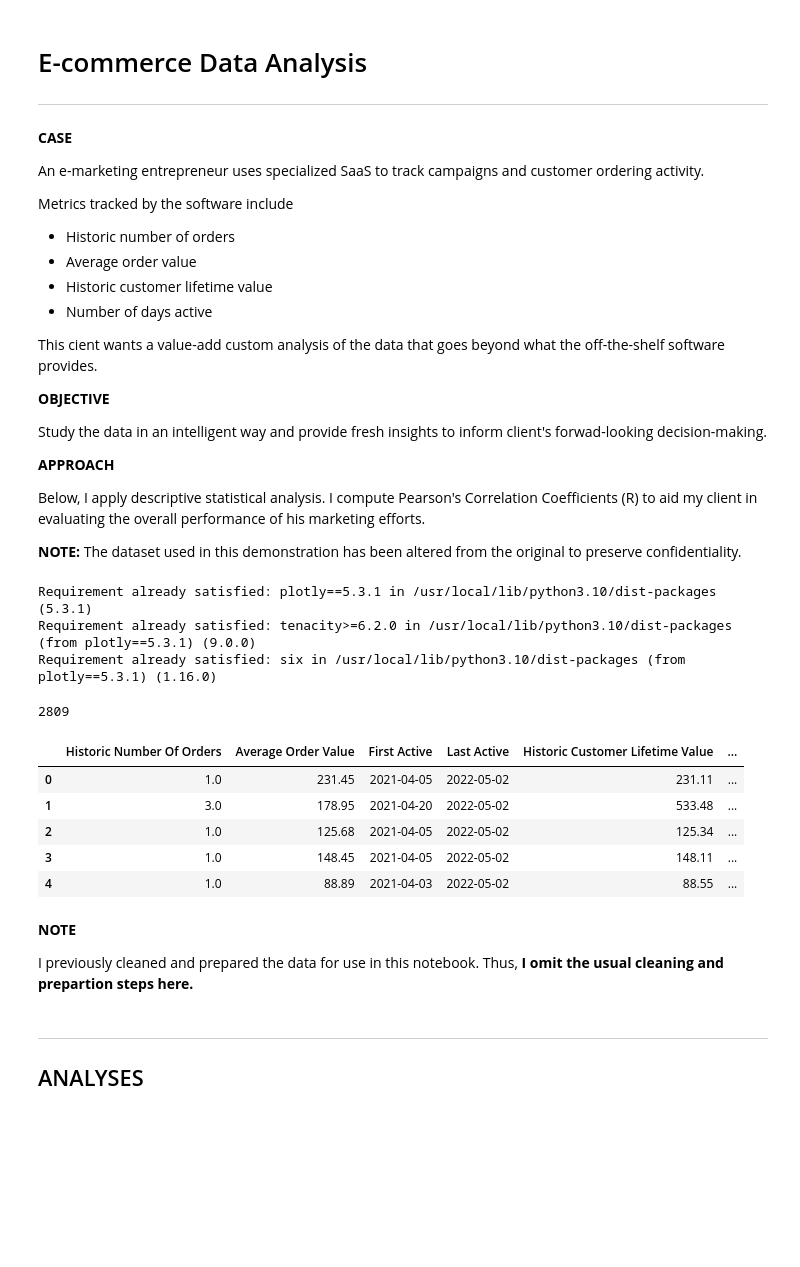
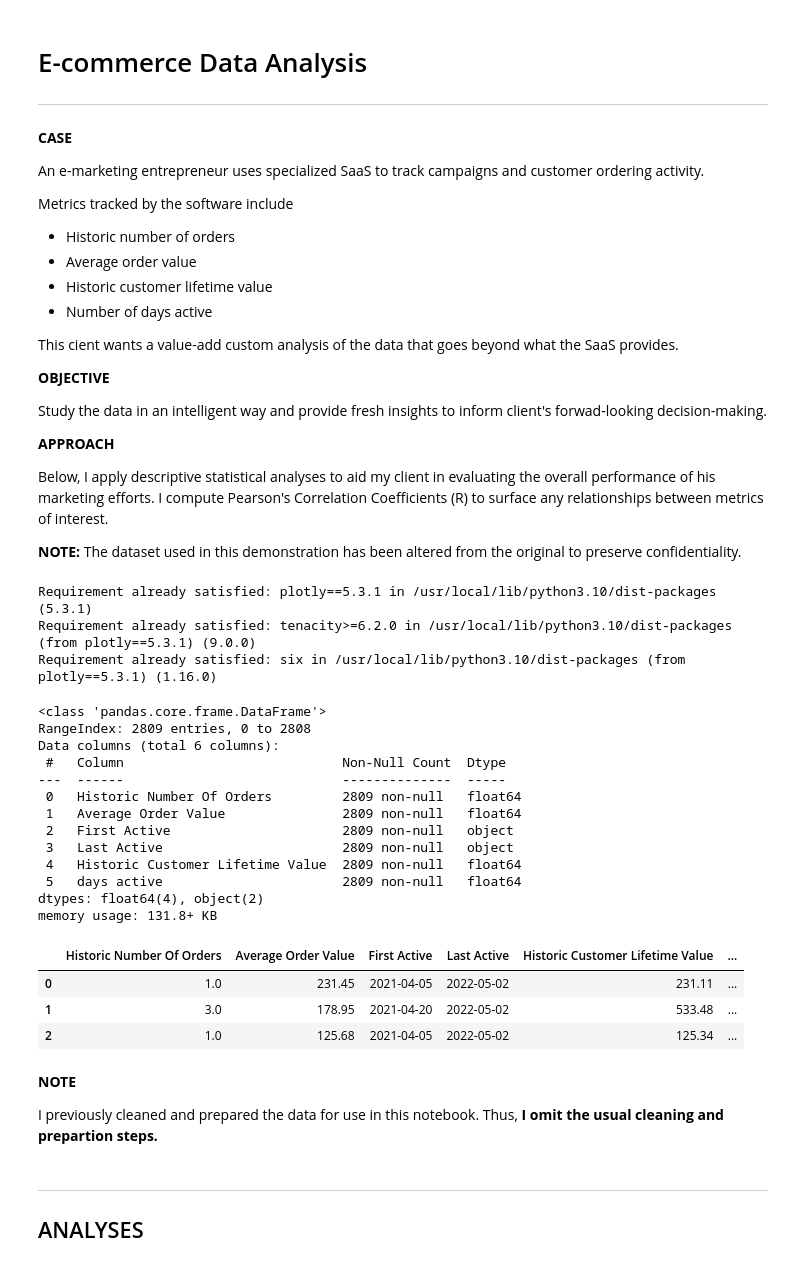
Before and after one commit to Charles1A/Charles1A.github.io, a Jupyter notebook: E-comm-data-analysis/E-commerce Data Analysis v1.1.ipynb, the cells around one changed output. Drawn from its saved outputs; the diff is of its cells as text; code cells hidden in the pictures; blank space fills up the shorter version.

```diff
--- a/E-comm-data-analysis/E-commerce Data Analysis v1.1.ipynb
+++ b/E-comm-data-analysis/E-commerce Data Analysis v1.1.ipynb
@@ -12,7 +12,7 @@ Metrics tracked by the software include
 * Historic customer lifetime value
 * Number of days active
 
-This cient wants a value-add custom analysis of the data that goes beyond what the off-the-shelf software provides.
+This cient wants a value-add custom analysis of the data that goes beyond what the SaaS provides.
 
 **OBJECTIVE**
 
@@ -20,7 +20,7 @@ Study the data in an intelligent way and provide fresh insights to inform client
 
 **APPROACH**
 
-Below, I apply descriptive statistical analysis. I compute Pearson's Correlation Coefficients (R) to aid my client in evaluating the overall performance of his marketing efforts.
+Below, I apply descriptive statistical analyses to aid my client in evaluating the overall performance of his marketing efforts. I compute Pearson's Correlation Coefficients (R) to surface any relationships between metrics of interest.
 
 **NOTE:** The dataset used in this demonstration has been altered from the original to preserve confidentiality.
 # %%
@@ -45,22 +45,32 @@ Requirement already satisfied: six in /usr/local/lib/python3.10/dist-packages (f
 df = pd.read_csv('/content/sales_data.csv')
 # %%
 # See what data types and how many records are present
-df.shape[0]
+df.info()
 # %% [output]
-2809
+<class 'pandas.core.frame.DataFrame'>
+RangeIndex: 2809 entries, 0 to 2808
+Data columns (total 6 columns):
+ #   Column                            Non-Null Count  Dtype
+---  ------                            --------------  -----
+ 0   Historic Number Of Orders         2809 non-null   float64
+ 1   Average Order Value               2809 non-null   float64
+ 2   First Active                      2809 non-null   object
+ 3   Last Active                       2809 non-null   object
+ 4   Historic Customer Lifetime Value  2809 non-null   float64
+ 5   days active                       2809 non-null   float64
+dtypes: float64(4), object(2)
+memory usage: 131.8+ KB
 # %%
-df.head()
+df.head(3)
 # %% [output]
 |  | Historic Number Of Orders | Average Order Value | First Active | Last Active | Historic Customer Lifetime Value | ... |
 | 0 | 1.0 | 231.45 | 2021-04-05 | 2022-05-02 | 231.11 | ... |
 | 1 | 3.0 | 178.95 | 2021-04-20 | 2022-05-02 | 533.48 | ... |
 | 2 | 1.0 | 125.68 | 2021-04-05 | 2022-05-02 | 125.34 | ... |
-| 3 | 1.0 | 148.45 | 2021-04-05 | 2022-05-02 | 148.11 | ... |
-| 4 | 1.0 | 88.89 | 2021-04-03 | 2022-05-02 | 88.55 | ... |
 # %% [markdown]
 **NOTE**
 
-I previously cleaned and prepared the data for use in this notebook. Thus, **I omit the usual cleaning and prepartion steps here.**
+I previously cleaned and prepared the data for use in this notebook. Thus, **I omit the usual cleaning and prepartion steps.**
 # %% [markdown]
 ---
 ## ANALYSES
```
Also changed, not shown: parts of 11 cells of this notebook.
